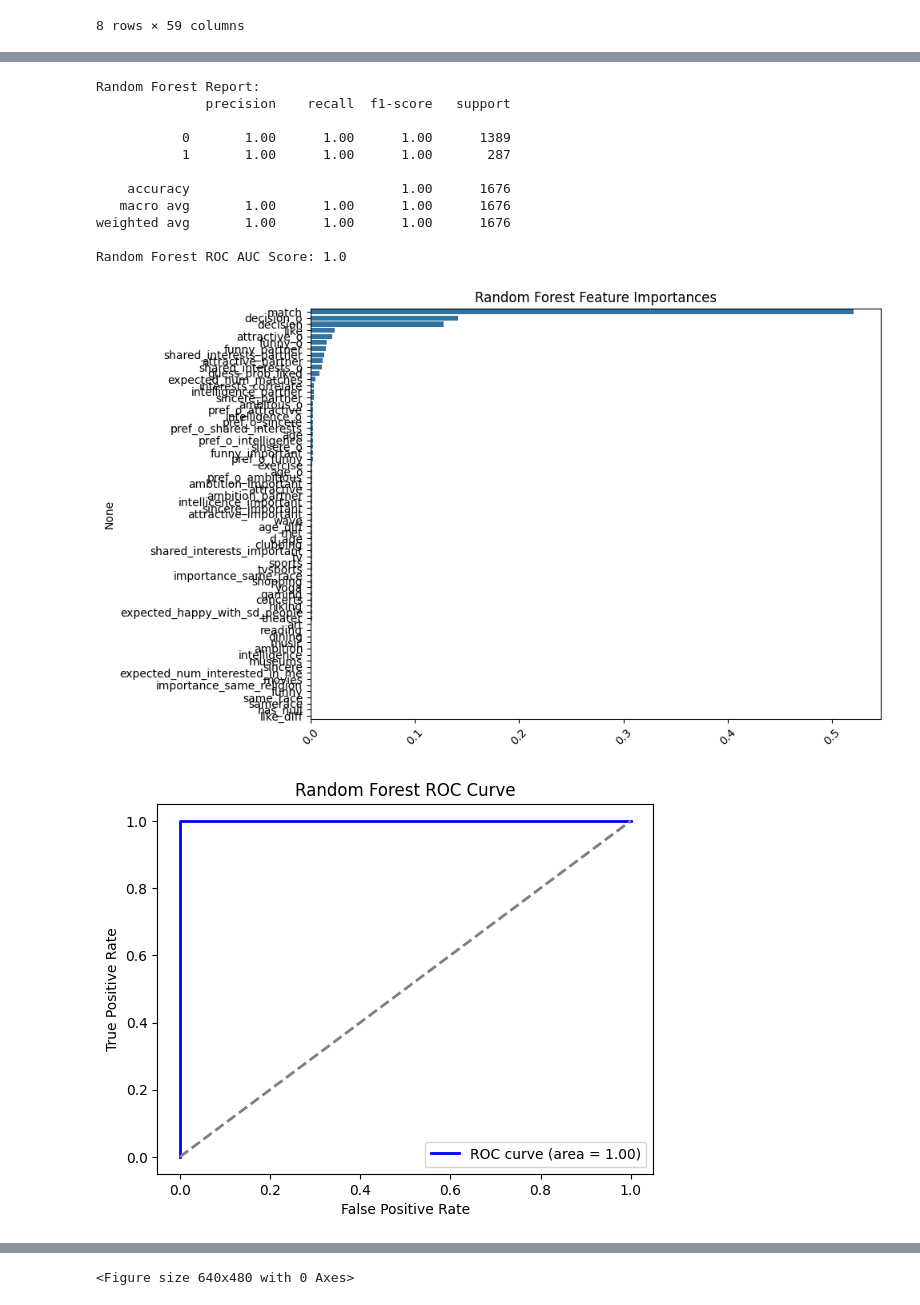
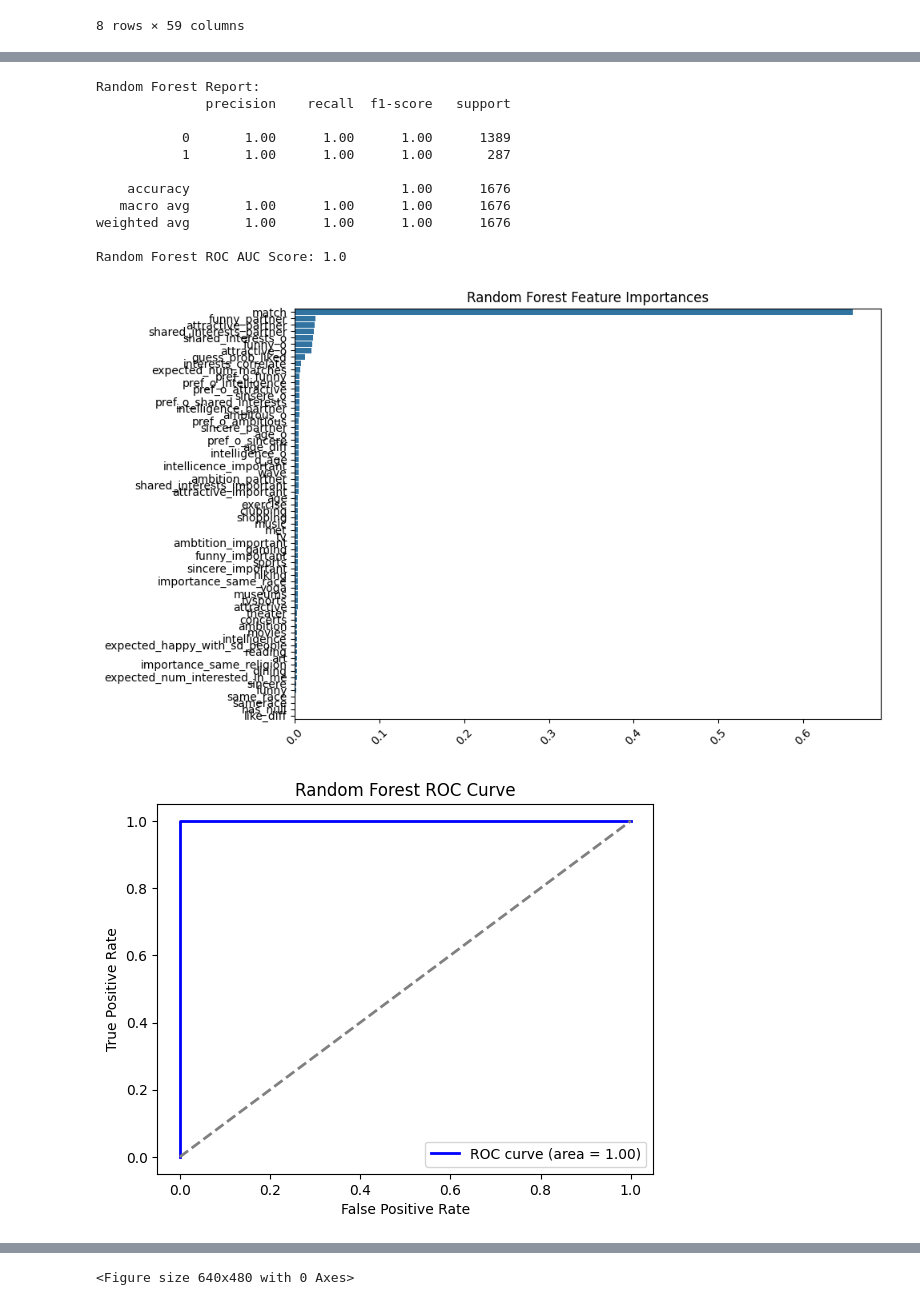
Before and after one commit to Sarazensara/Data_Analytics_with_Python_Projects, a Jupyter notebook: FinalProject/projectprop.ipynb, the cells around one changed output, grey strips where cells are left out. Saved outputs shown, nothing was run; the diff lists cells and outputs as text; code cells hidden in the pictures.

Commit message:
Add additional chganges with generated plots and output files

```diff
--- a/FinalProject/projectprop.ipynb
+++ b/FinalProject/projectprop.ipynb
@@ -163,6 +163,10 @@ if 'race' in df.columns and 'race_o' in df.columns:
 X_full = X_imputed.reset_index(drop=True)
 y = df['match'].reset_index(drop=True)
 
+# Drop potential leakage columns
+leakage_cols = ['decision', 'decision_o', 'like', 'd_like']
+X_full = X_full.drop(columns=[col for col in leakage_cols if col in X_full.columns], errors='ignore')
+
 # Checks for match balance
 print("Match rate in dataset:", y.mean())
 
@@ -214,7 +218,7 @@ importances = rf_model.feature_importances_
 feature_names = X_train.columns
 sorted_idx = importances.argsort()[::-1]
 plt.figure(figsize=(10, 6))
-sns.barplot(x=importances[sorted_idx], y=feature_names[sorted_idx])
+sns.barplot(x=importances[sorted_idx], y=[feature_names[i] for i in sorted_idx])
 plt.title("Random Forest Feature Importances")
 plt.xticks(rotation=45)
 plt.tight_layout()
@@ -272,34 +276,34 @@ print(f"Random Forest ROC AUC: {roc_auc_score(y_test, y_pred_rf):.3f}")
 print(f"XGBoost ROC AUC: {roc_auc_score(y_test, y_pred_xgb):.3f}")
 # %% [output]
 Index(['has_null', 'wave', 'gender', 'age', 'age_o', 'd_age', 'd_d_age',
        'race', 'race_o', 'samerace',
        ...
        'd_expected_num_interested_in_me', 'd_expected_num_matches', 'like',
        'guess_prob_liked', 'd_like', 'd_guess_prob_liked', 'met', 'decision',
        'decision_o', 'match'],
       dtype='object', length=123)
 d_like column is missing!
 Match rate in dataset: 0.16471711625686322
 [figure]
 Match rate per cluster:
 cluster
 0    0.164270
 1    0.165441
 2    0.166667
 Name: match, dtype: float64
 [figure]
 Random Forest Report:
               precision    recall  f1-score   support
 
            0       1.00      1.00      1.00      1389
            1       1.00      1.00      1.00       287
 
     accuracy                           1.00      1676
    macro avg       1.00      1.00      1.00      1676
 weighted avg       1.00      1.00      1.00      1676
 
 Random Forest ROC AUC Score: 1.0
-[figure, old version]
+[figure, new version]
 [figure]
 [figure]
 <Figure size 640x480 with 0 Axes>
```
Also changed, not shown: parts of 9 cells of this notebook, 2 other files.
